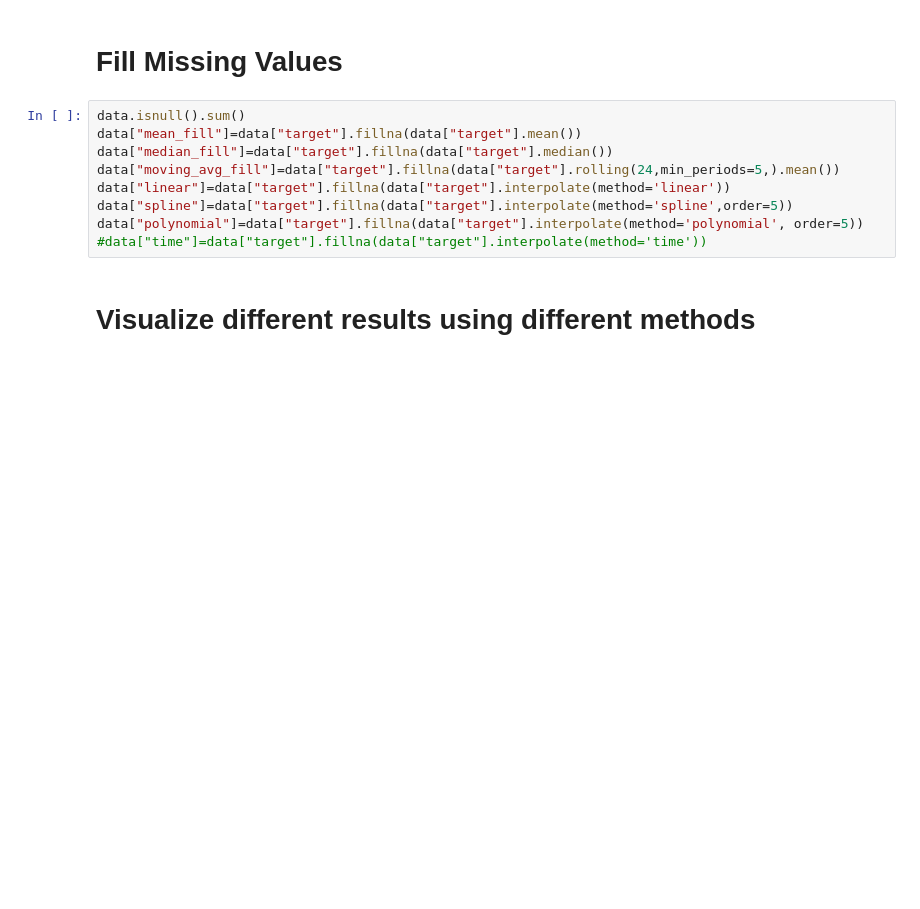
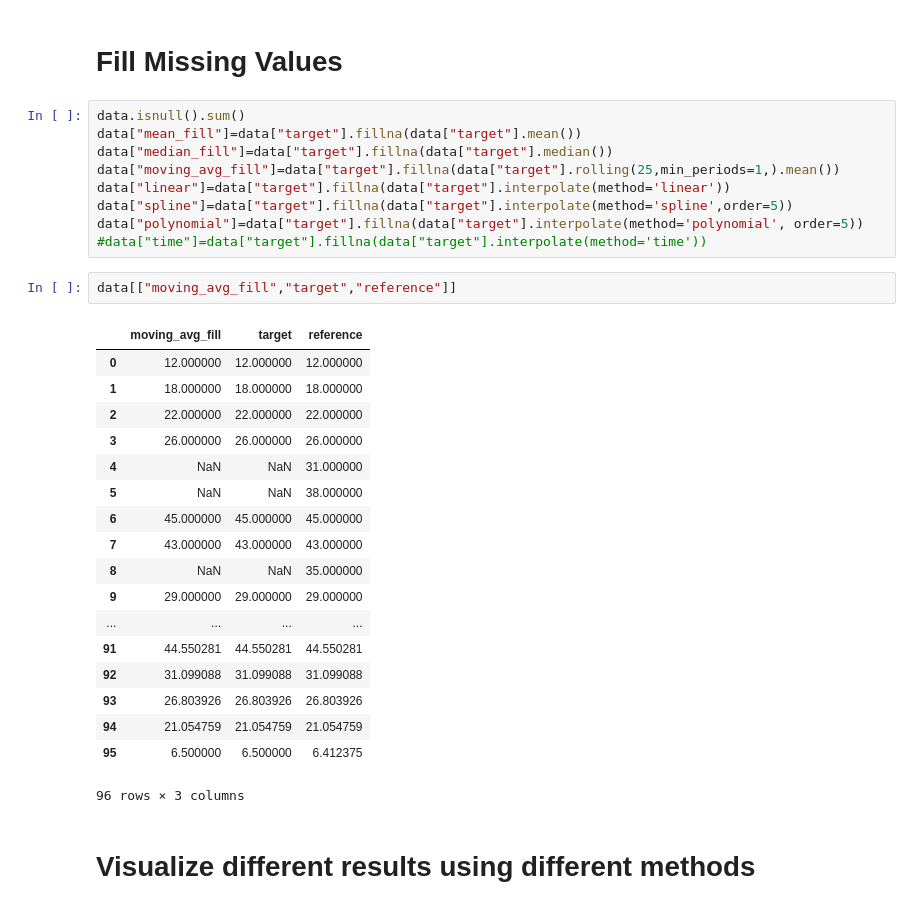
Before and after one commit to salammemphis/ML, a Jupyter notebook: Time_seriese_missing_values.ipynb, the cells around one changed output. Cells and saved outputs as stored; diff of their text form; blank space fills up the shorter version.

```diff
--- a/Time_seriese_missing_values.ipynb
+++ b/Time_seriese_missing_values.ipynb
@@ -23,11 +23,32 @@ Fill Missing Values
 data.isnull().sum()
 data["mean_fill"]=data["target"].fillna(data["target"].mean())
 data["median_fill"]=data["target"].fillna(data["target"].median())
-data["moving_avg_fill"]=data["target"].fillna(data["target"].rolling(24,min_periods=5,).mean())
+data["moving_avg_fill"]=data["target"].fillna(data["target"].rolling(25,min_periods=1,).mean())
 data["linear"]=data["target"].fillna(data["target"].interpolate(method='linear'))
 data["spline"]=data["target"].fillna(data["target"].interpolate(method='spline',order=5))
 data["polynomial"]=data["target"].fillna(data["target"].interpolate(method='polynomial', order=5))
 #data["time"]=data["target"].fillna(data["target"].interpolate(method='time'))
+# %%
+data[["moving_avg_fill","target","reference"]]
+# %% [output]
+|  | moving_avg_fill | target | reference |
+| 0 | 12.000000 | 12.000000 | 12.000000 |
+| 1 | 18.000000 | 18.000000 | 18.000000 |
+| 2 | 22.000000 | 22.000000 | 22.000000 |
+| 3 | 26.000000 | 26.000000 | 26.000000 |
+| 4 | NaN | NaN | 31.000000 |
+| 5 | NaN | NaN | 38.000000 |
+| 6 | 45.000000 | 45.000000 | 45.000000 |
+| 7 | 43.000000 | 43.000000 | 43.000000 |
+| 8 | NaN | NaN | 35.000000 |
+| 9 | 29.000000 | 29.000000 | 29.000000 |
+| ... | ... | ... | ... |
+| 91 | 44.550281 | 44.550281 | 44.550281 |
+| 92 | 31.099088 | 31.099088 | 31.099088 |
+| 93 | 26.803926 | 26.803926 | 26.803926 |
+| 94 | 21.054759 | 21.054759 | 21.054759 |
+| 95 | 6.500000 | 6.500000 | 6.412375 |
+96 rows × 3 columns
 # %% [markdown]
 Visualize different results using different methods
 ============================
```
Also changed, not shown: parts of 2 cells of this notebook, 6 other files.
